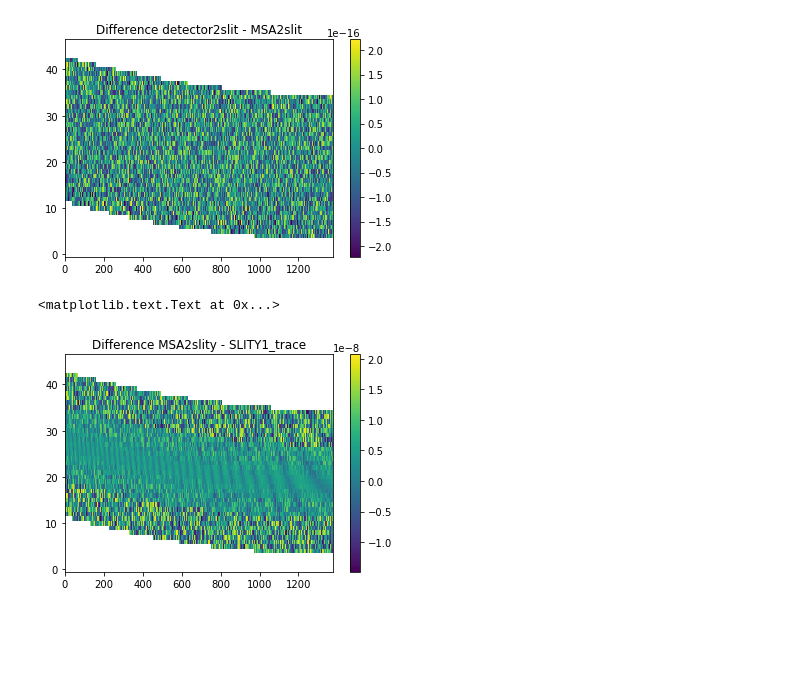
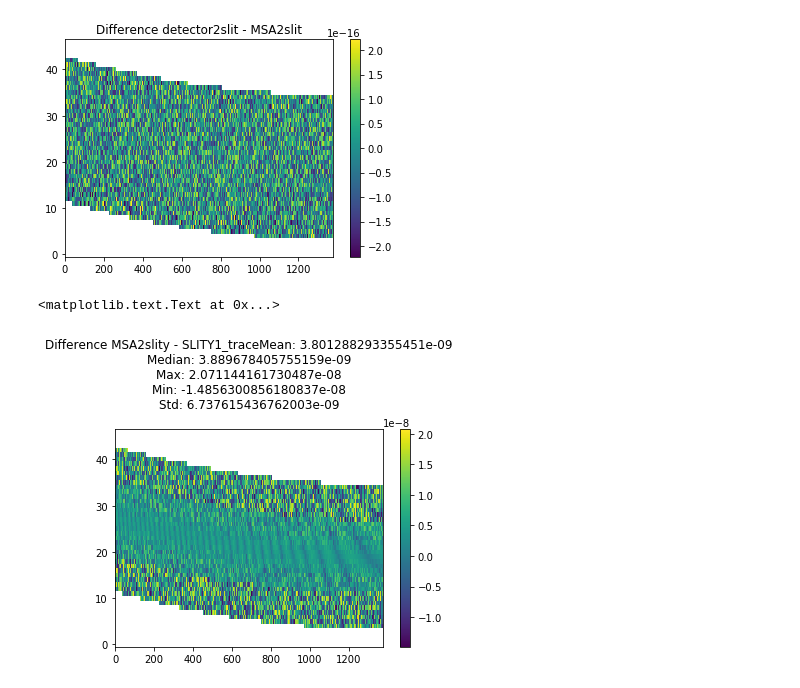
Before and after one commit to nden/nrs_testing, a Jupyter notebook: fs/NRS1_FS.ipynb, the cells around one changed output. Saved outputs shown, nothing was run; the diff lists cells and outputs as text; code cells hidden in the pictures; blank space fills up the shorter version.

Commit message:
slity diff absolute diff

```diff
--- a/fs/NRS1_FS.ipynb
+++ b/fs/NRS1_FS.ipynb
@@ -487,12 +487,31 @@ plt.title("Difference detector2slit - MSA2slit")
 # %% [output]
 <matplotlib.text.Text at 0x...>
 [figure]
-# %%
-dm = msy - slit1
-dm[slit1==-1]=np.nan
-plt.imshow(dm, aspect='auto')
-plt.colorbar()
-plt.title("Difference MSA2slity - SLITY1_trace")
-# %% [output]
-<matplotlib.text.Text at 0x...>
-[figure, removed]
+# %%
+dm = msy - slit1
+dm[slit1==-1]=np.nan
+
+nanind = np.isnan(dm)
+notnan = ~nanind
+
+percentage_results = compute_percentage(dm, 1e-7)
+
+# Compute statistics
+mean = np.mean(dm[notnan])
+median = np.median(dm[notnan])
+dmax = np.max(dm[notnan])
+dmin = np.min(dm[notnan])
+dstd = np.std(dm[notnan])
+
+plt.imshow(dm, aspect='auto')
+plt.colorbar()
+title = "Difference MSA2slity - SLITY1_trace"
+title += "Mean: {}\n".format(mean)
+title += "Median: {}\n".format(median)
+title += "Max: {}\n".format(dmax)
+title += "Min: {}\n".format(dmin)
+title += "Std: {}\n".format(dstd)
+plt.title(title)
+# %% [output]
+<matplotlib.text.Text at 0x...>
+[figure, added]
```
Also changed, not shown: parts of 1 cell of this notebook.
